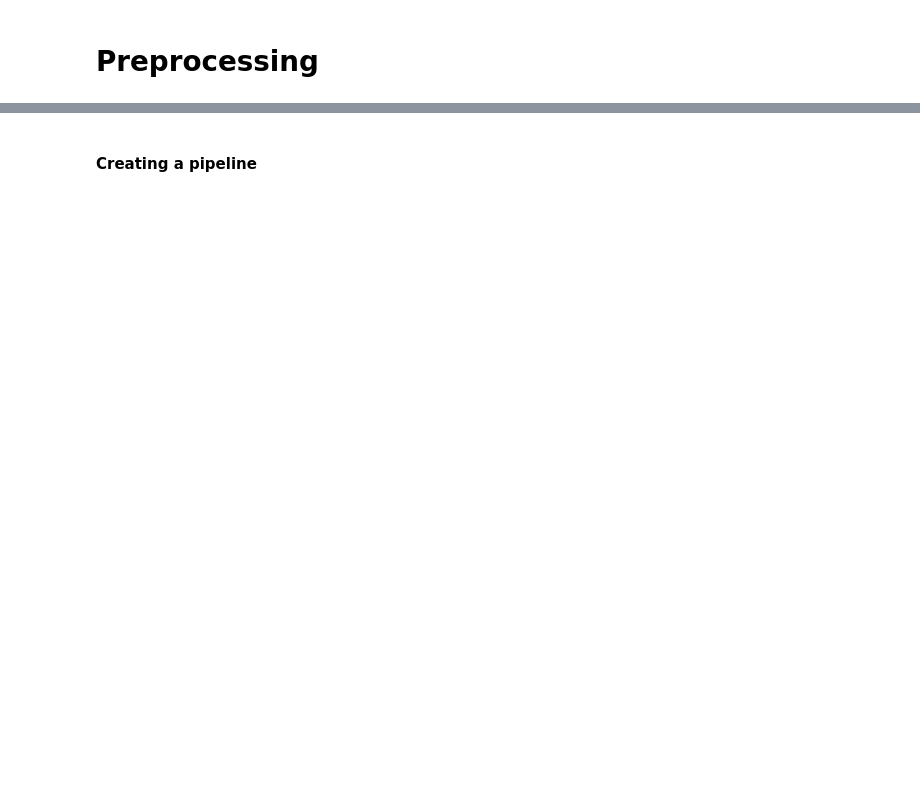
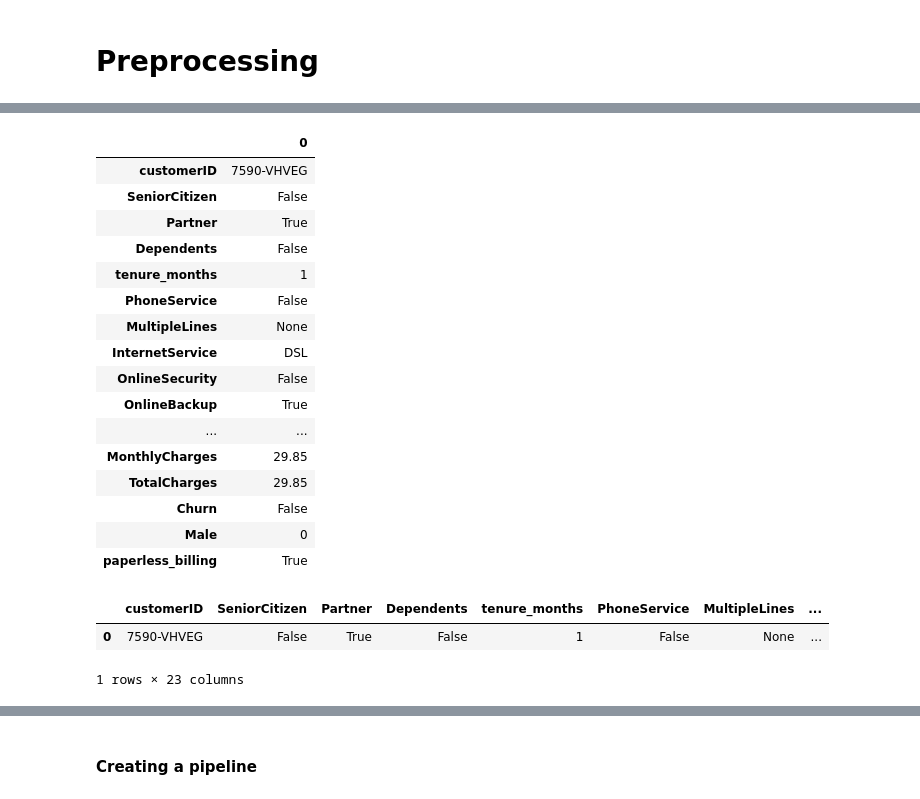
Before and after one commit to Ephicho/Classification, a Jupyter notebook: classification.ipynb, the cells around one changed output, grey strips where cells are left out. Cells and saved outputs as stored; diff of their text form; code cells hidden in the pictures; blank space fills up the shorter version.

```diff
--- a/classification.ipynb
+++ b/classification.ipynb
@@ -327,0 +425,30 @@ from sklearn.metrics import confusion_matrix
+# %%
+# Renaming tenure to tenure_months before creating a tenure_years column
+df = df.rename(columns = {'tenure':'tenure_months'})
+df.head(1).T
+# %% [output]
+|  | 0 |
+| customerID | 7590-VHVEG |
+| SeniorCitizen | False |
+| Partner | True |
+| Dependents | False |
+| tenure_months | 1 |
+| PhoneService | False |
+| MultipleLines | None |
+| InternetService | DSL |
+| OnlineSecurity | False |
+| OnlineBackup | True |
+| ... | ... |
+| MonthlyCharges | 29.85 |
+| TotalCharges | 29.85 |
+| Churn | False |
+| Male | 0 |
+| paperless_billing | True |
+# %%
+# Creating a new feature, tenure in years, by dividing tenure in months by 12
+df['tenure_years'] = round(df.tenure_months / 12, 2)
+df.head(1)
+# %% [output]
+|  | customerID | SeniorCitizen | Partner | Dependents | tenure_months | PhoneService | MultipleLines | ... |
+| 0 | 7590-VHVEG | False | True | False | 1 | False | None | ... |
+1 rows × 23 columns
```
Also changed, not shown: parts of 13 cells of this notebook, 1 other file.
